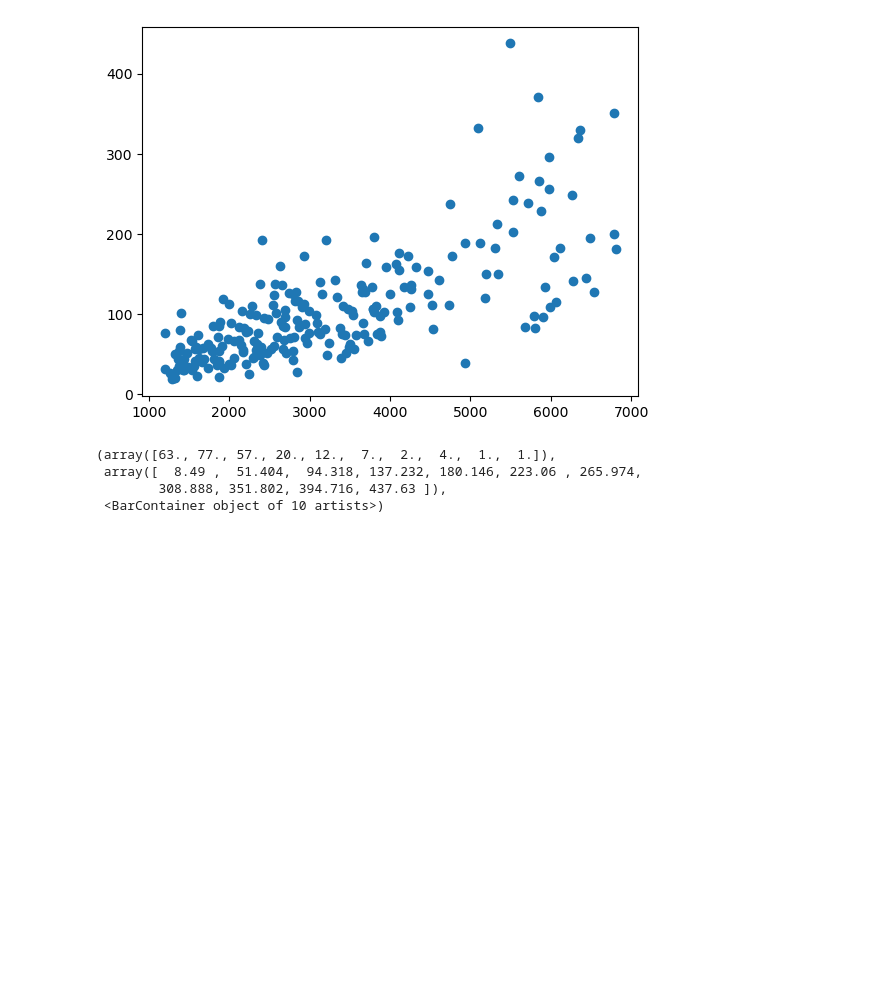
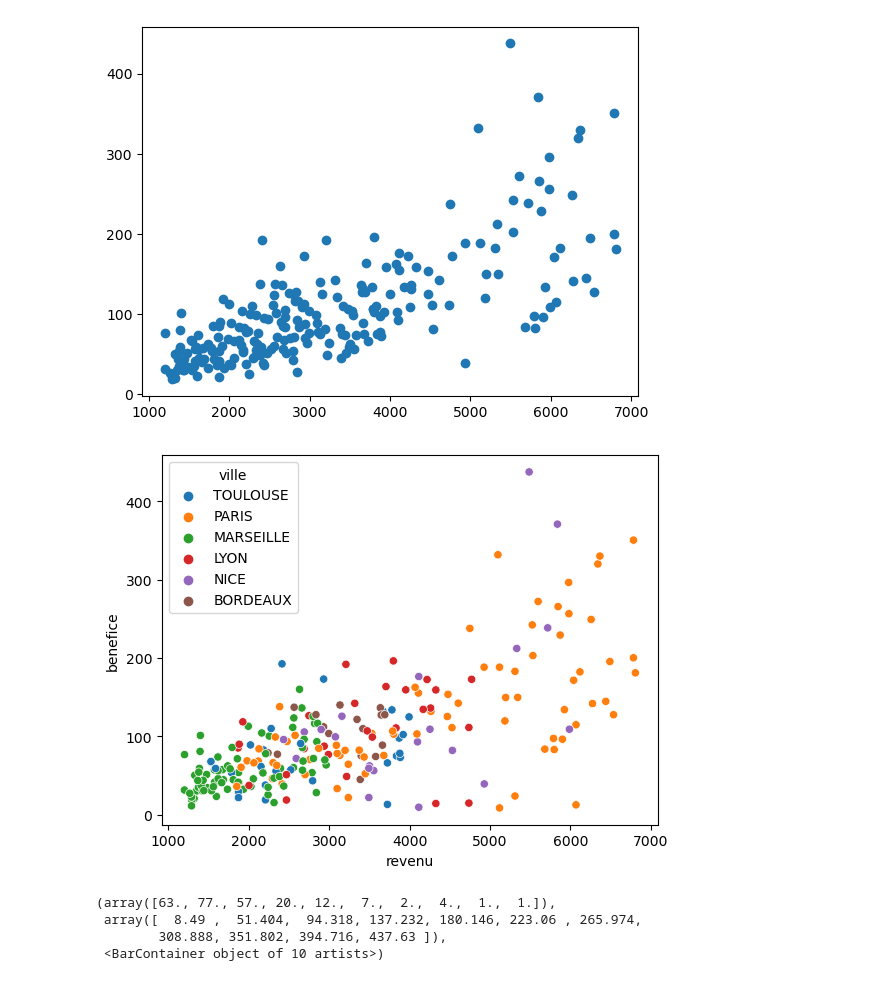
Before and after one commit to dmaiga/real_estate_loans, a Jupyter notebook: asset/Script/Prets_immobilier.ipynb, the cells around one changed output. Saved outputs shown, nothing was run; the diff lists cells and outputs as text; code cells hidden in the pictures; blank space fills up the shorter version.

```diff
--- a/asset/Script/Prets_immobilier.ipynb
+++ b/asset/Script/Prets_immobilier.ipynb
@@ -247,8 +247,10 @@ plt.scatter(profit_mor['revenu'],profit_mor['benefice'])
 [figure]
 # %%
 import seaborn as sns
-sns.scatterplot(data=data, x='revenu', y='benefices', hue='ville')
+sns.scatterplot(data=data, x='revenu', y='benefice', hue='ville')
 plt.show()
+# %% [output]
+[figure, added]
 # %%
 #Distribution of realized profits
 plt.hist(data['benefice'])
```
